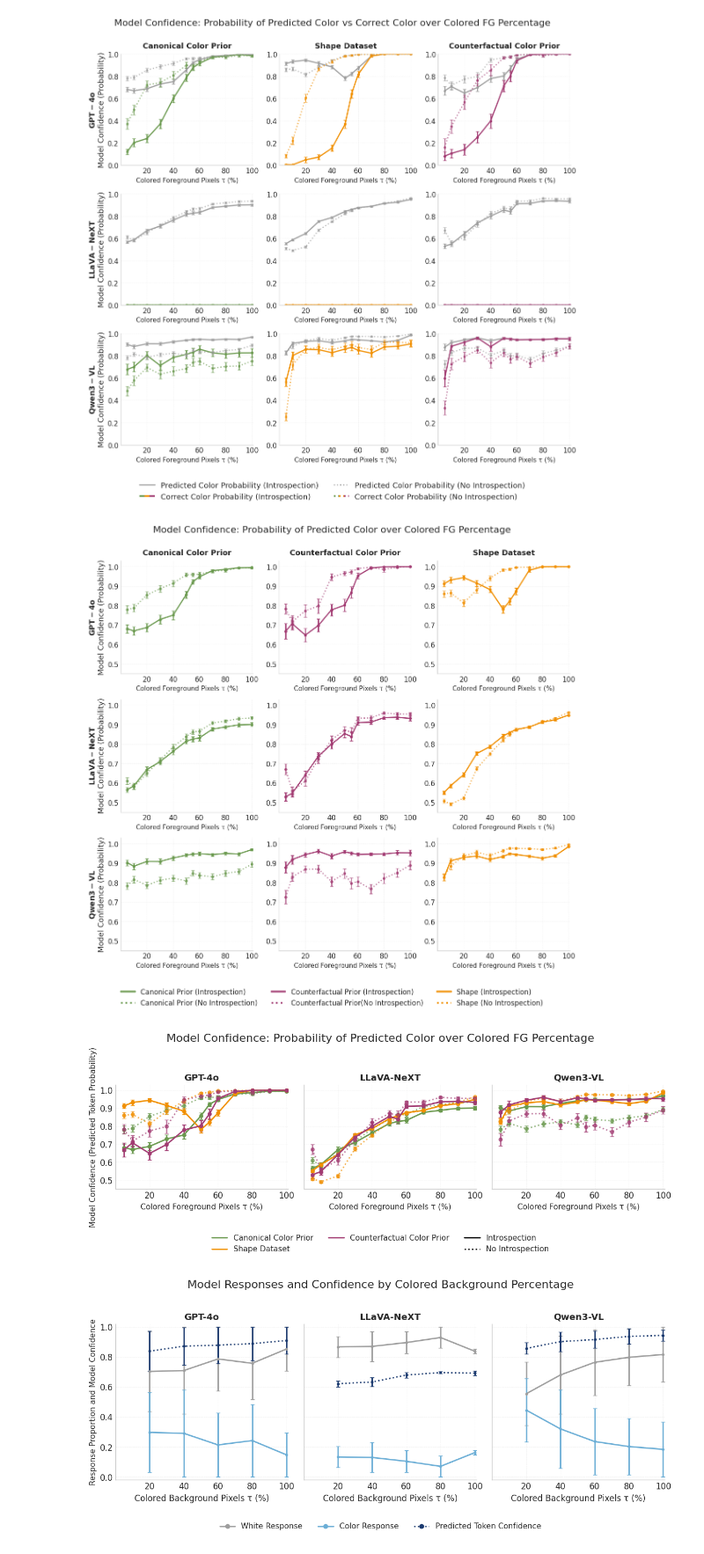
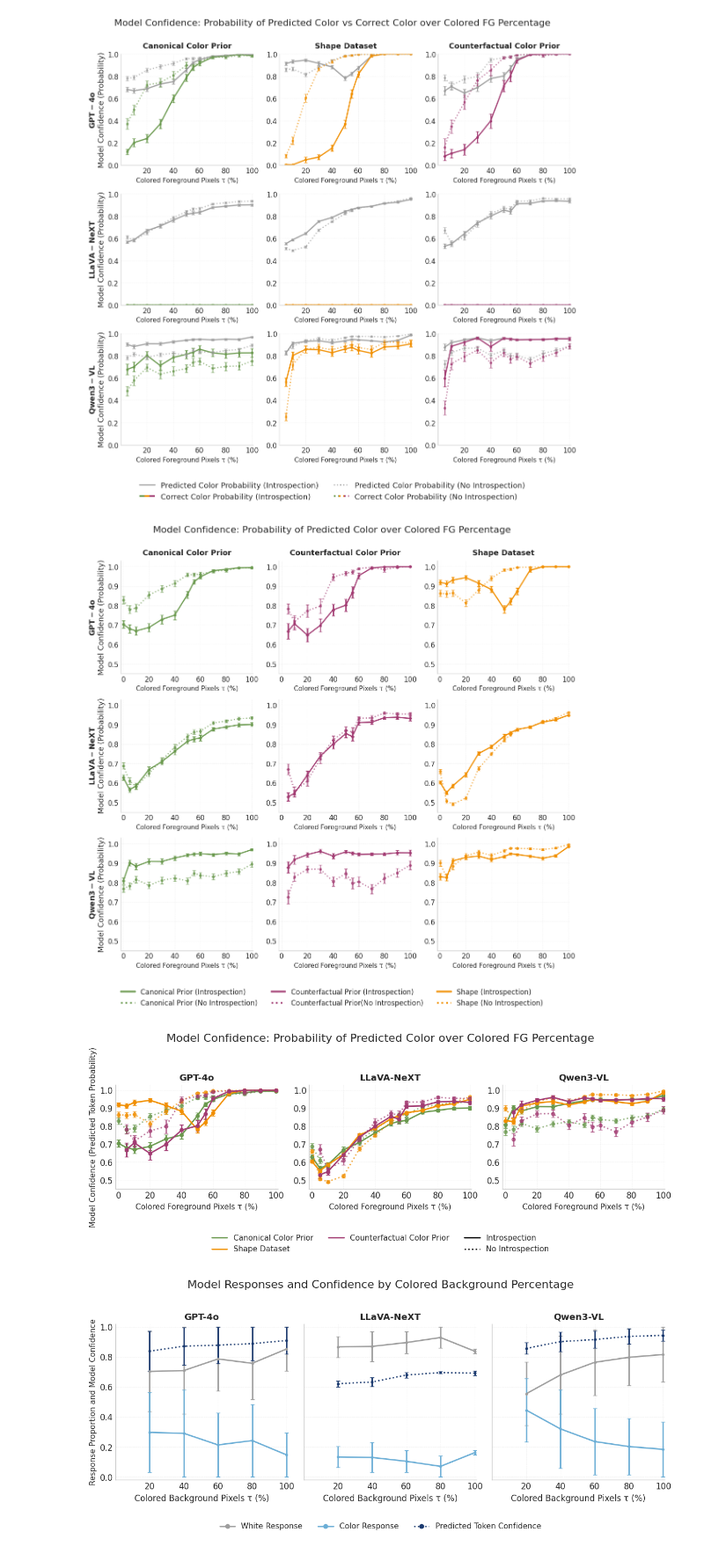
Before and after one commit to jonnemi/color-concept-entanglement, a Jupyter notebook: model_evaluation/VLM_analysis.ipynb, the cells around one changed output. Shown at 88% size. Saved outputs shown, nothing was run; the diff lists cells and outputs as text; code cells hidden in the pictures.

```diff
--- a/model_evaluation/VLM_analysis.ipynb
+++ b/model_evaluation/VLM_analysis.ipynb
@@ -176,7 +176,7 @@ for row,(model_name, df_model) in enumerate(models.items()):
 
     df_model = df_model.copy()
     df_model = df_model[df_model['variant_region']=='FG']
-    df_model = df_model[df_model["percent_colored"] > 0]
+    #df_model = df_model[df_model["percent_colored"] > 0]
 
     df_model['white_count'] = (df_model['response_label']=='white').astype(int)
     df_model['color_count'] = (df_model['response_label']==df_model['manipulation_color']).astype(int)
@@ -267,11 +267,11 @@ for row,(model_name, df_model) in enumerate(models.items()):
 
         ax.grid(alpha=0.3, linestyle='--', linewidth=0.5)
 
-        ax.set_xlim(0,101)
+        ax.set_xlim(-2,101)
         ax.set_ylim(-0.02,1.02)
 
         # explicit x ticks
-        ax.set_xticks(np.arange(20,101,20))
+        ax.set_xticks(np.arange(0,101,20))
 
 # =========================
 # MATCH Y LIMITS
@@ -1203,7 +1203,7 @@ for row,(model_name, df_model) in enumerate(models.items()):
 
     df_model = df_model.copy()
     df_model = df_model[df_model['variant_region'] == 'FG']
-    df_model = df_model[df_model["percent_colored"] > 0]
+    #df_model = df_model[df_model["percent_colored"] > 0]
 
     # convert logprob → probability
     df_model["prob_pred"] = np.exp(df_model["logprob_pred_token"])
@@ -1275,10 +1275,10 @@ for row,(model_name, df_model) in enumerate(models.items()):
 
         ax.grid(alpha=0.3, linestyle='--', linewidth=0.5)
 
-        ax.set_xlim(0,101)
+        ax.set_xlim(-2,101)
         ax.set_ylim(0.45,1.03)
 
-        ax.set_xticks(np.arange(20,101,20))
+        ax.set_xticks(np.arange(0,101,20))
         ax.set_yticks(np.arange(0.5,1.01,0.1))
 
 # =========================
@@ -1348,7 +1348,7 @@ plt.suptitle(
 
 plt.tight_layout(rect=[0,0,1,0.98])
 # %% [output]
-[figure, old version]
+[figure, new version]
 # %%
 import matplotlib.pyplot as plt
 import numpy as np
@@ -1376,7 +1376,7 @@ stimulus_labels = {
 # FIGURE
 # =========================
 
-fig, axes = plt.subplots(1,3, figsize=(12,4), sharey=True)
+fig, axes = plt.subplots(1,3, figsize=(12,4))
 
 # =========================
 # MODEL LOOP
@@ -1386,7 +1386,7 @@ for ax,(model_name, df_model) in zip(axes, models.items()):
 
     df_model = df_model.copy()
     df_model = df_model[df_model['variant_region']=='FG']
-    df_model = df_model[df_model["percent_colored"] > 0]
+    #df_model = df_model[df_model["percent_colored"] > 0]
 
     # convert logprob → probability
     df_model["prob_pred"] = np.exp(df_model["logprob_pred_token"])
@@ -1433,10 +1433,10 @@ for ax,(model_name, df_model) in zip(axes, models.items()):
 
     ax.grid(alpha=0.3, linestyle='--', linewidth=0.5)
 
-    ax.set_xlim(0,101)
+    ax.set_xlim(-2,101)
     ax.set_ylim(0.45,1.03)
 
-    ax.set_xticks(np.arange(20,101,20))
+    ax.set_xticks(np.arange(0,101,20))
     ax.set_yticks(np.arange(0.5,1.01, 0.1))
 
 axes[0].set_ylabel("Model Confidence (Predicted Token Probability)", fontsize=11)
@@ -1476,34 +1476,34 @@ legend_elements = [
 
     Line2D([0],[0],
            color='black',
            lw=2,
            linestyle=':',
            label='No Introspection')
 ]
 
 fig.legend(
     handles=legend_elements,
     loc='lower center',
     bbox_to_anchor=(0.5,-0.15),
     ncol=3,
     frameon=False,
     fontsize=11
 )
 
 # =========================
 # TITLE
 # =========================
 
 plt.suptitle(
     "Model Confidence: Probability of Predicted Color over Colored FG Percentage",
     fontsize=16
 )
 
 plt.tight_layout(rect=[0,0.05,1,0.92])
 
 plt.show()
 # %% [output]
-[figure, old version]
+[figure, new version]
 # %%
 import matplotlib.pyplot as plt
 import numpy as np
```
Also changed, not shown: parts of 2 cells of this notebook.
